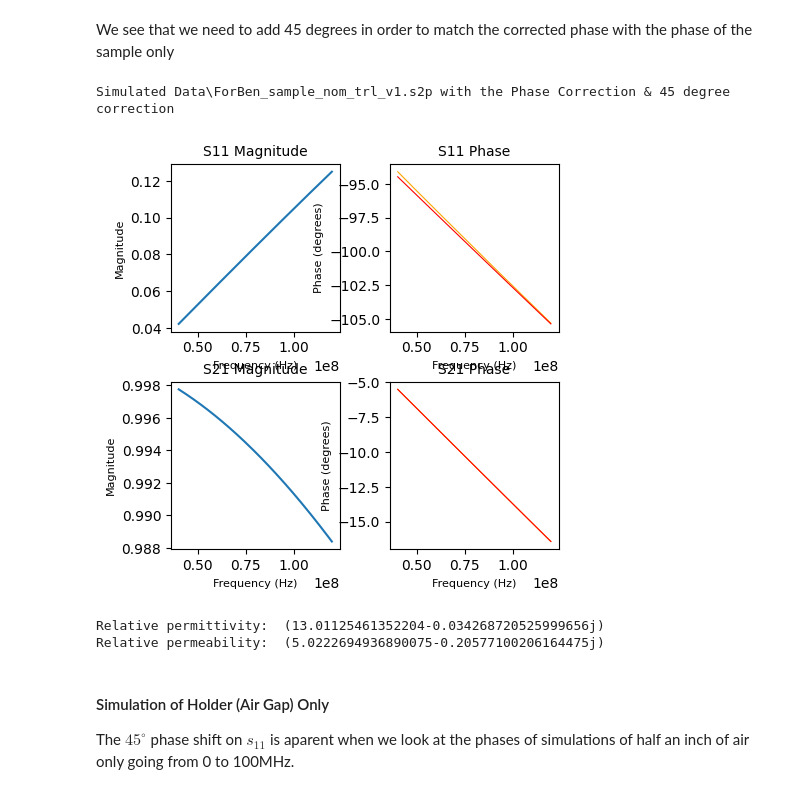
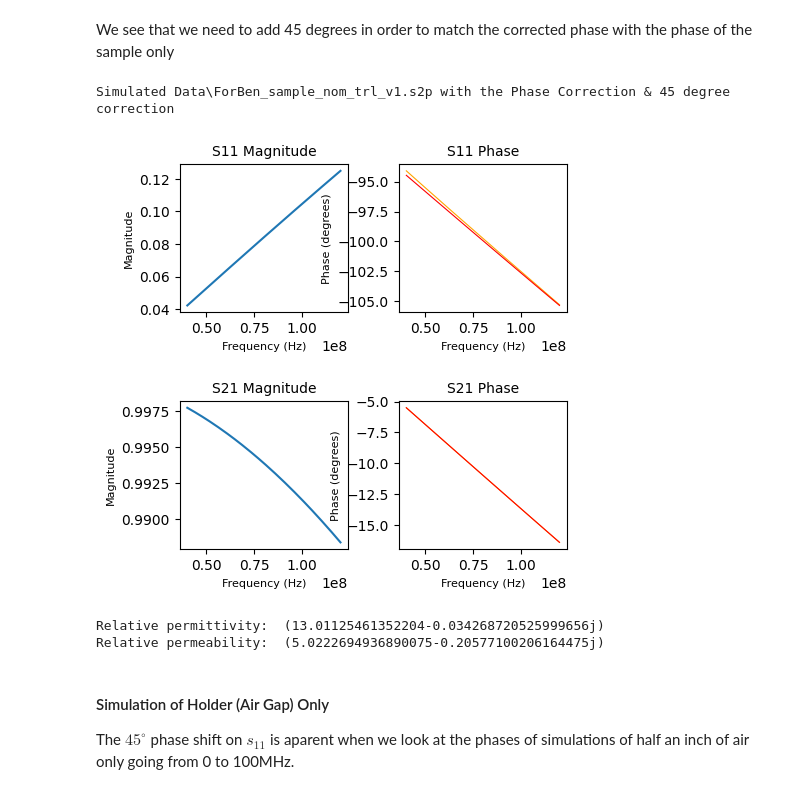
Before and after one commit to bengladwyn/Fermilab, a Jupyter notebook: Simulation Investigation.ipynb, the cells around one changed output. Saved outputs shown, nothing was run; the diff lists cells and outputs as text; code cells hidden in the pictures.

```diff
--- a/Simulation Investigation.ipynb
+++ b/Simulation Investigation.ipynb
@@ -252,35 +253,35 @@ axs[1, 1].set_title('S21 Phase',size = 10)
 axs[1, 1].set_xlabel('Frequency (Hz)', size = 8)
 axs[1, 1].set_ylabel('Phase (degrees)', size = 8)
 
-plt.subplots_adjust(hspace=0.3, wspace=0.3)
+plt.subplots_adjust(hspace=0.6, wspace=0.3)
 plt.show()
 
 # Calculate epsilon and mu
 s11 = s11_mag * np.exp(1j * np.deg2rad(s11_phase))
 s21 = s21_mag * np.exp(1j * np.deg2rad(s21_phase))
 
 K = (s11**2-s21**2+1)/(2*s11)
 
 R = np.zeros_like(K)
 mask = np.abs(K + np.sqrt(K**2 - 1)) > 1
 R[mask] = K[mask] - np.sqrt(K[mask]**2 - 1)
 R[~mask] = K[~mask] + np.sqrt(K[~mask]**2 - 1)
 
 T = (s11+s21-R)/(1-(s11+s21)*R)
 
 # Calculate the relative permittivity and permeability
 lambda_0 = c / frequency
 
 A = -((1/(2*np.pi*d)) * np.log(1/T))**2
 
 # Zero cut-off wavelength
 mu_r = np.sqrt(A) * (1+R)/(1-R) * 1/np.sqrt(1/lambda_0**2)
 epsilon_r = (lambda_0**2 / mu_r ) * (A)
 print('Relative permittivity: ', np.average(epsilon_r))
 print('Relative permeability: ', np.average(mu_r))
 # %% [output]
 Simulated Data\ForBen_sample_nom_trl_v1.s2p with the Phase Correction & 45 degree correction
-[figure, old version]
+[figure, new version]
 Relative permittivity:  (13.01125461352204-0.034268720525999656j)
 Relative permeability:  (5.0222694936890075-0.20577100206164475j)
 # %% [markdown]
```
Also changed, not shown: parts of 1 cell of this notebook, 6 other files.
